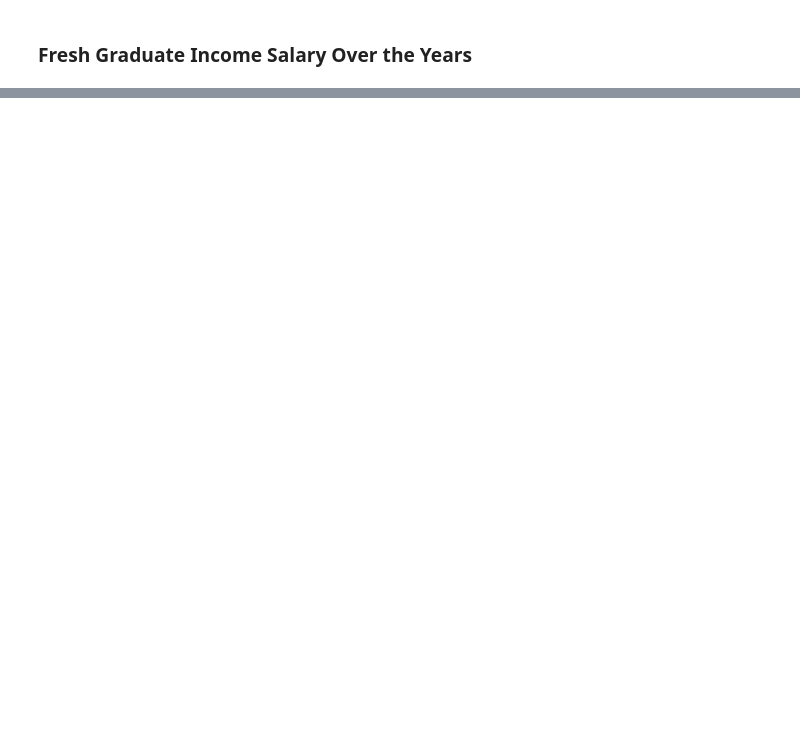
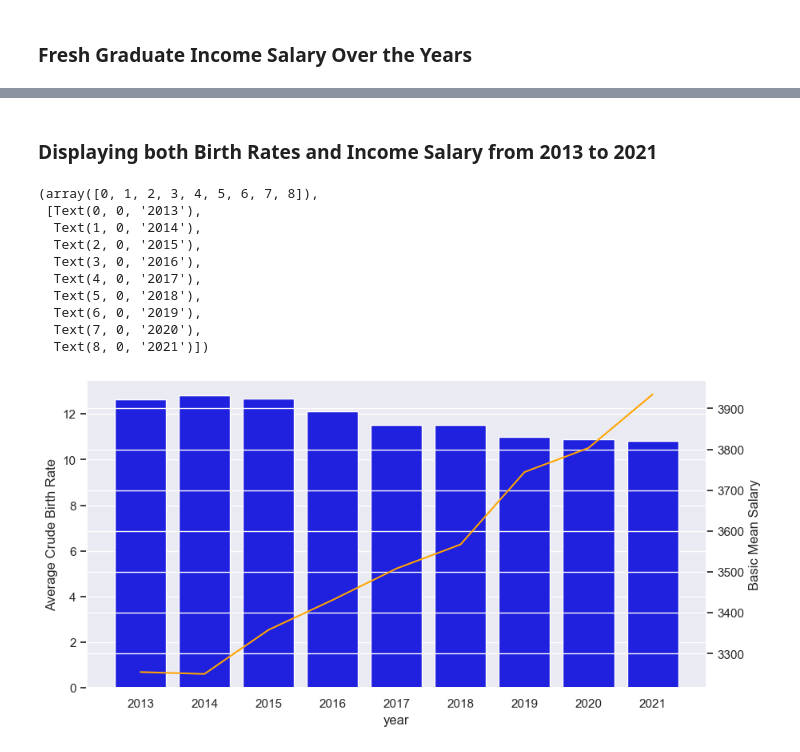
Before and after one commit to ShondoKu/EE5087-Mini-Project, a Jupyter notebook: EE5087_GroupProj.ipynb, the cells around one changed output, grey strips where cells are left out. Cells and saved outputs as stored; diff of their text form; code cells hidden in the pictures; blank space fills up the shorter version.

```diff
--- a/EE5087_GroupProj.ipynb
+++ b/EE5087_GroupProj.ipynb
@@ -54,0 +63,25 @@ print(salary_Rate_mean)
+# %% [markdown]
+### Displaying both Birth Rates and Income Salary from 2013 to 2021
+# %%
+fig=plt.figure(figsize=(10,5))
+ax1 = fig.add_subplot(111)
+ax2 = ax1.twinx()
+
+# changes here
+sb.barplot(x = 'year', y = 'Average Crude Birth Rate',data=jointDF,color='blue',ax=ax1)
+sb.lineplot(x = jointDF.index, y = 'Basic Mean Salary' ,data=jointDF,color='orange',ax=ax2)
+
+# and here
+plt.xticks(rotation=60)
+# %% [output]
+(array([0, 1, 2, 3, 4, 5, 6, 7, 8]),
+ [Text(0, 0, '2013'),
+  Text(1, 0, '2014'),
+  Text(2, 0, '2015'),
+  Text(3, 0, '2016'),
+  Text(4, 0, '2017'),
+  Text(5, 0, '2018'),
+  Text(6, 0, '2019'),
+  Text(7, 0, '2020'),
+  Text(8, 0, '2021')])
+[figure, added]
```
Also changed, not shown: parts of 5 cells of this notebook, 1 other file.
